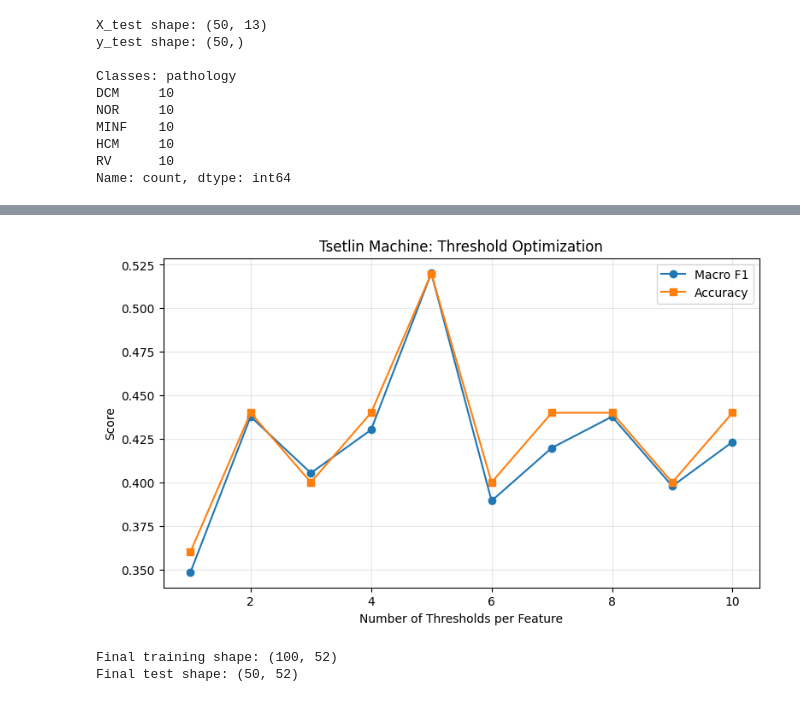
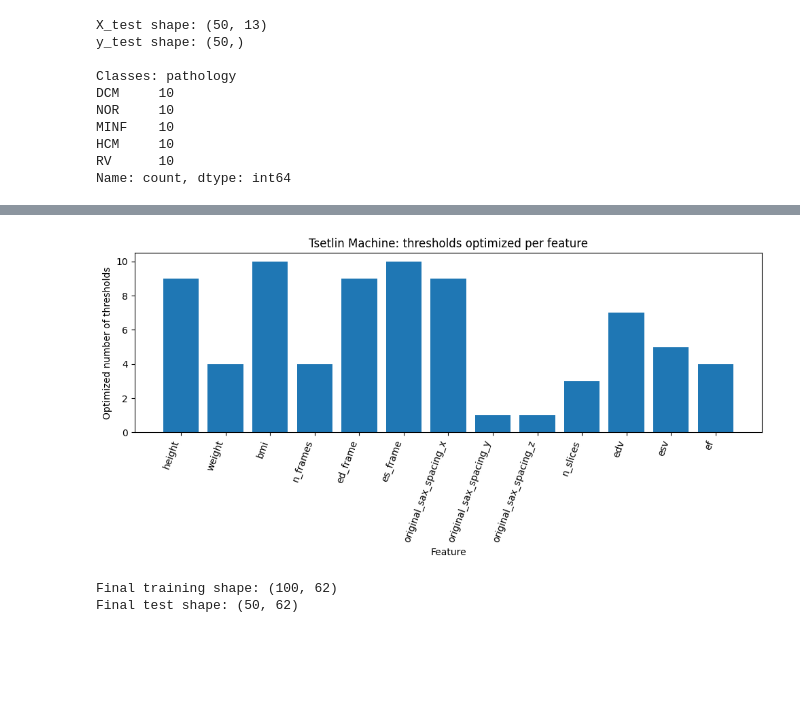
Before and after one commit to Lobnaait/SEARCH_Lobna_Tsetline_CMRI, a Jupyter notebook: Tsetline_ACDCdataset_2.ipynb, the cells around one changed output, grey strips where cells are left out. Saved outputs shown, nothing was run; the diff lists cells and outputs as text; code cells hidden in the pictures; blank space fills up the shorter version.

```diff
--- a/Tsetline_ACDCdataset_2.ipynb
+++ b/Tsetline_ACDCdataset_2.ipynb
@@ -276,0 +250,8 @@ Optimal number of thresholds: 5
+# %%
+# Show the optimized number of thresholds for each feature
+threshold_summary = pd.DataFrame({
+    "feature": features,
+    "n_thresholds": best_n_thresholds_per_feature,
+    "threshold_values": [len(t) for t in final_thresholds],
+})
+threshold_summary
@@ -277,39 +273,22 @@ Optimal number of thresholds: 5
 # %%
 import matplotlib.pyplot as plt
 
-results_sorted = results_df.sort_values("n_thresholds")
-
-plt.figure(figsize=(9, 5))
-
-plt.plot(
-    results_sorted["n_thresholds"],
-    results_sorted["macro_f1"],
-    marker="o",
-    label="Macro F1"
-)
-
-plt.plot(
-    results_sorted["n_thresholds"],
-    results_sorted["accuracy"],
-    marker="s",
-    label="Accuracy"
-)
-
-plt.xlabel("Number of Thresholds per Feature")
-plt.ylabel("Score")
-plt.title("Tsetlin Machine: Threshold Optimization")
-plt.legend()
-plt.grid(alpha=0.3)
-
+plt.figure(figsize=(10, 5))
+plt.bar(threshold_summary["feature"], threshold_summary["n_thresholds"])
+plt.xlabel("Feature")
+plt.ylabel("Optimized number of thresholds")
+plt.title("Tsetlin Machine: thresholds optimized per feature")
+plt.xticks(rotation=70, ha="right")
+plt.tight_layout()
 plt.show()
 # %% [output]
-[figure, old version]
+[figure, new version]
 # %%
 X_train_full = np.vstack([ X_train_np,X_validation_np])
 y_train_full = np.concatenate([y_train_enc,y_validation_enc])
 
 # Recalculate thresholds using ALL training data
-final_thresholds = compute_thresholds( X_train_full, best_n_thresholds)
+final_thresholds = compute_thresholds_per_feature( X_train_full, best_n_thresholds_per_feature)
 X_train_full_bin = threshold_binarize(X_train_full, final_thresholds)
 X_test_bin = threshold_binarize(X_test_np, final_thresholds)
 
@@ -322,8 +301,8 @@ final_tm.fit( X_train_full_bin, y_train_full, epochs=100)
 
 test_predictions = final_tm.predict(X_test_bin)
 # %% [output]
-Final training shape: (100, 52)
-Final test shape: (50, 52)
+Final training shape: (100, 62)
+Final test shape: (50, 62)
 # %%
 print("Test Accuracy:",accuracy_score(y_test_enc, test_predictions))
 print("Test Macro F1:", f1_score( y_test_enc, test_predictions, average="macro"))
```
Also changed, not shown: parts of 5 cells of this notebook.
